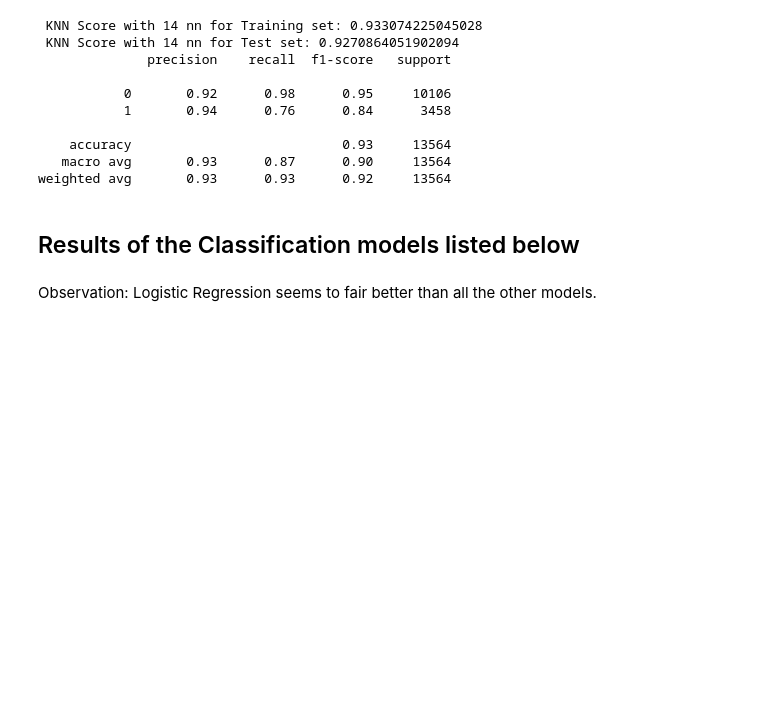
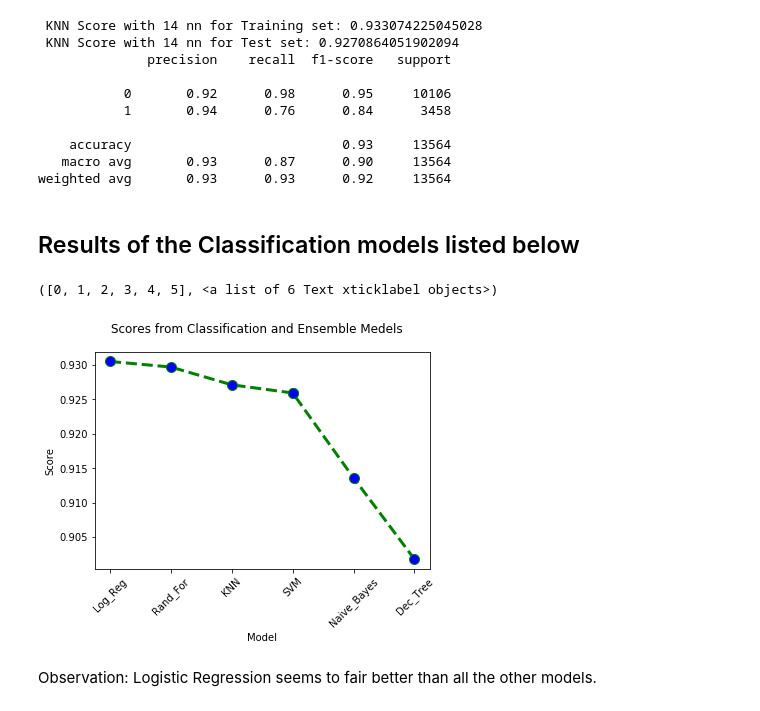
Before and after one commit to bruluc81/AIML-Primary, a Jupyter notebook: Project_3_Bruno_Suresh_Lucas.ipynb, the cells around one changed output. Cells and saved outputs as stored; diff of their text form; code cells hidden in the pictures; blank space fills up the shorter version.

Commit message:
Models and Plotting complete.  Inference pending.

```diff
--- a/Project_3_Bruno_Suresh_Lucas.ipynb
+++ b/Project_3_Bruno_Suresh_Lucas.ipynb
@@ -514,6 +515,23 @@ k =  14  and maximum value is  0.9270864051902094
 weighted avg       0.93      0.93      0.92     13564
 # %% [markdown]
 ## Results of the Classification models listed below
+# %%
+Class_models = pd.DataFrame(
+    {'Model Name': ModelLabels,
+     'Model Results': ModelResults,
+    })
+new_index = (Class_models['Model Results'].sort_values(ascending=False)).index.values
+Class_models = Class_models.reindex(new_index)
+fig = plt.figure()
+fig.suptitle('Scores from Classification and Ensemble Medels')
+plt.xlabel('Model')
+plt.ylabel('Score')
+plt.plot(Class_models.loc[:,"Model Name"],Class_models.loc[:,"Model Results"],color='green', linestyle='dashed', linewidth = 3,
+        marker='o', markerfacecolor='blue', markersize=10)
+plt.xticks(rotation=45)
+# %% [output]
+([0, 1, 2, 3, 4, 5], <a list of 6 Text xticklabel objects>)
+[figure, added]
 # %% [markdown]
 Observation:  Logistic Regression seems to fair better than all the other models.
 # %% [markdown]
```
Also changed, not shown: parts of 6 cells of this notebook.
